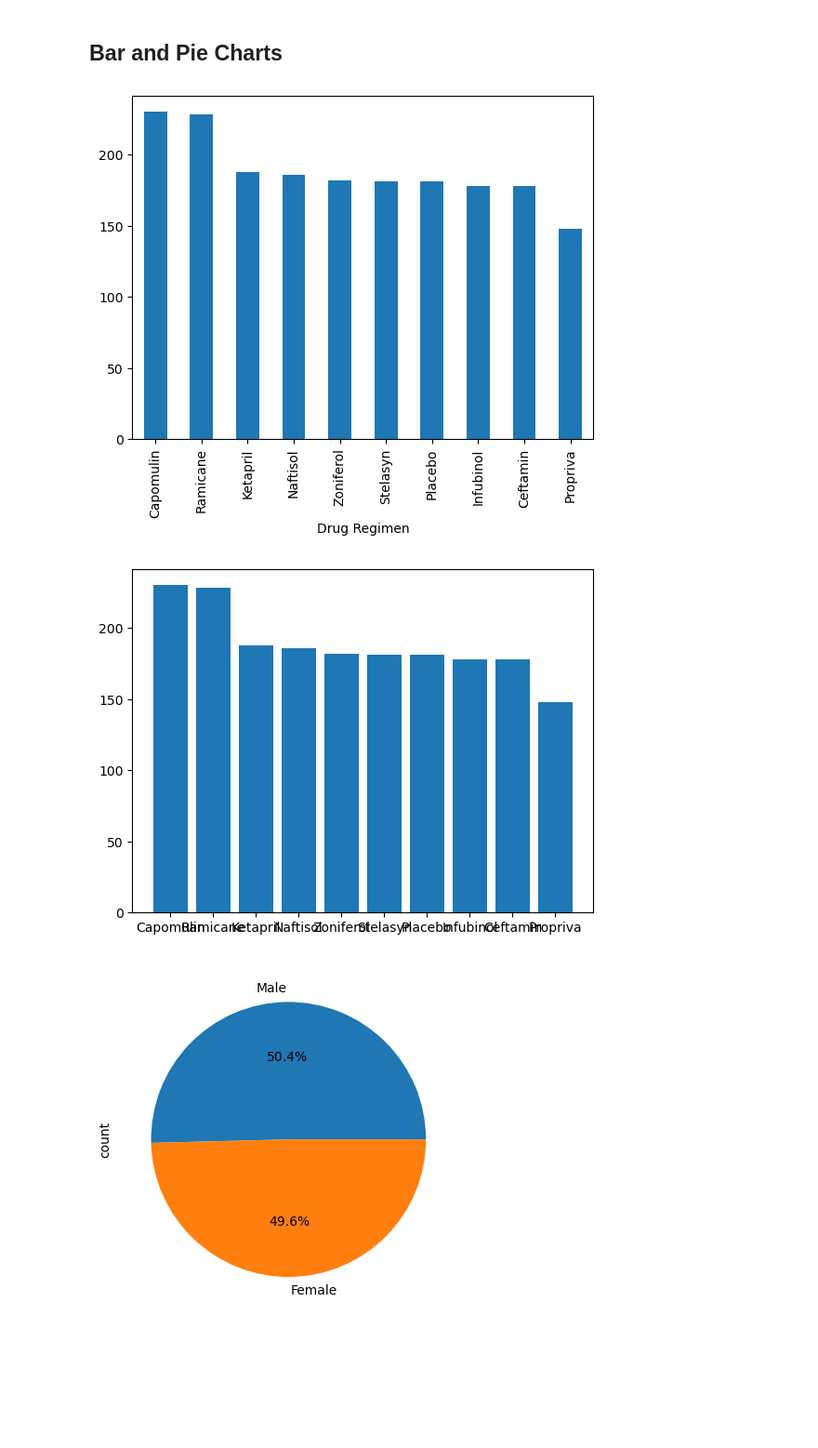
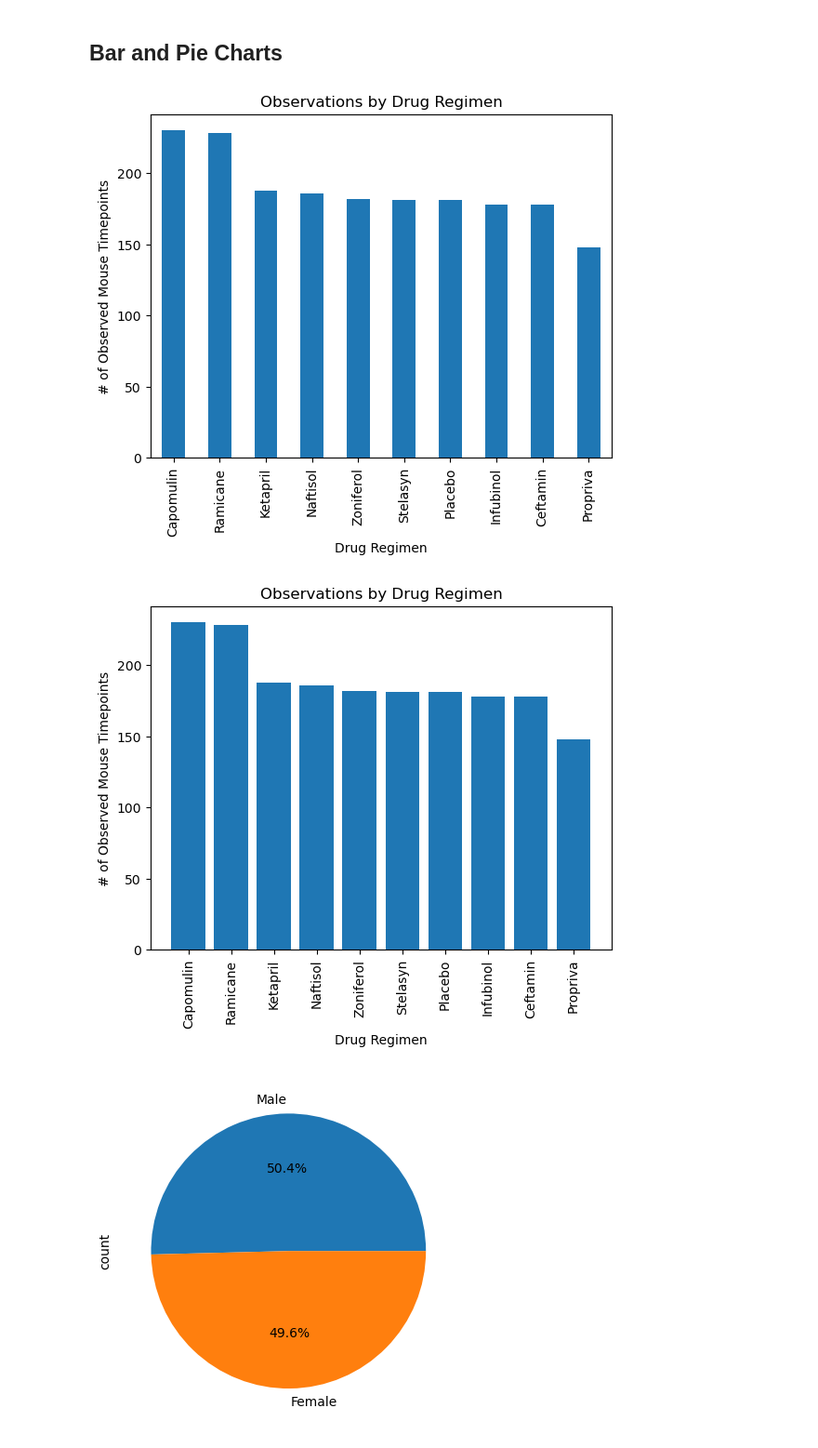
Before and after one commit to timsullivan92/pymaceuticals, a Jupyter notebook: pymaceuticals.ipynb, the cells around one changed output. Shown: that part at 93% size. Saved outputs shown, nothing was run; the diff lists cells and outputs as text; code cells hidden in the pictures; blank space fills up the shorter version.

```diff
--- a/pymaceuticals.ipynb
+++ b/pymaceuticals.ipynb
@@ -152,17 +149,27 @@ sum_stats_2
 mice_count = combined_study_clean_df["Drug Regimen"].value_counts()
 mice_count.plot(kind = "bar")
 
-#plt.xlabel
+# Set title and axis labels
+plt.title("Observations by Drug Regimen")
+plt.xlabel("Drug Regimen")
+plt.ylabel("# of Observed Mouse Timepoints")
 
 plt.show()
 # %% [output]
-[figure, old version]
+[figure, new version]
 # %%
 # Generate a bar plot showing the total number of rows (Mouse ID/Timepoints) for each drug regimen using pyplot.
 plt.bar(mice_count.index.values,mice_count.values)
+
+# Set title and axis labels, rotate axis labels
+plt.title("Observations by Drug Regimen")
+plt.xlabel("Drug Regimen")
+plt.ylabel("# of Observed Mouse Timepoints")
+plt.xticks(rotation=90)
+
 plt.show()
 # %% [output]
-[figure, old version]
+[figure, new version]
 # %%
 # Generate a pie chart, using Pandas, showing the distribution of unique female versus male mice used in the study
 
```
Also changed, not shown: parts of 14 cells of this notebook.
